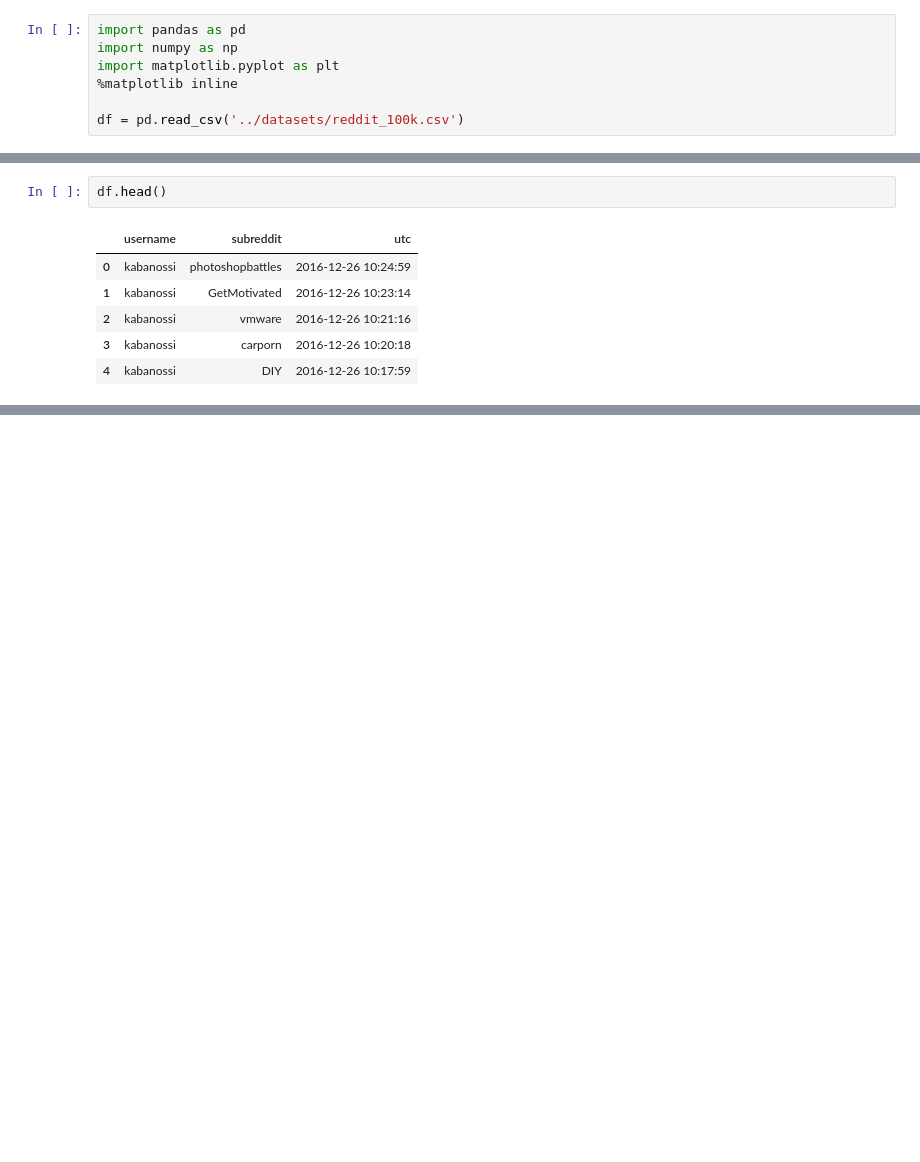
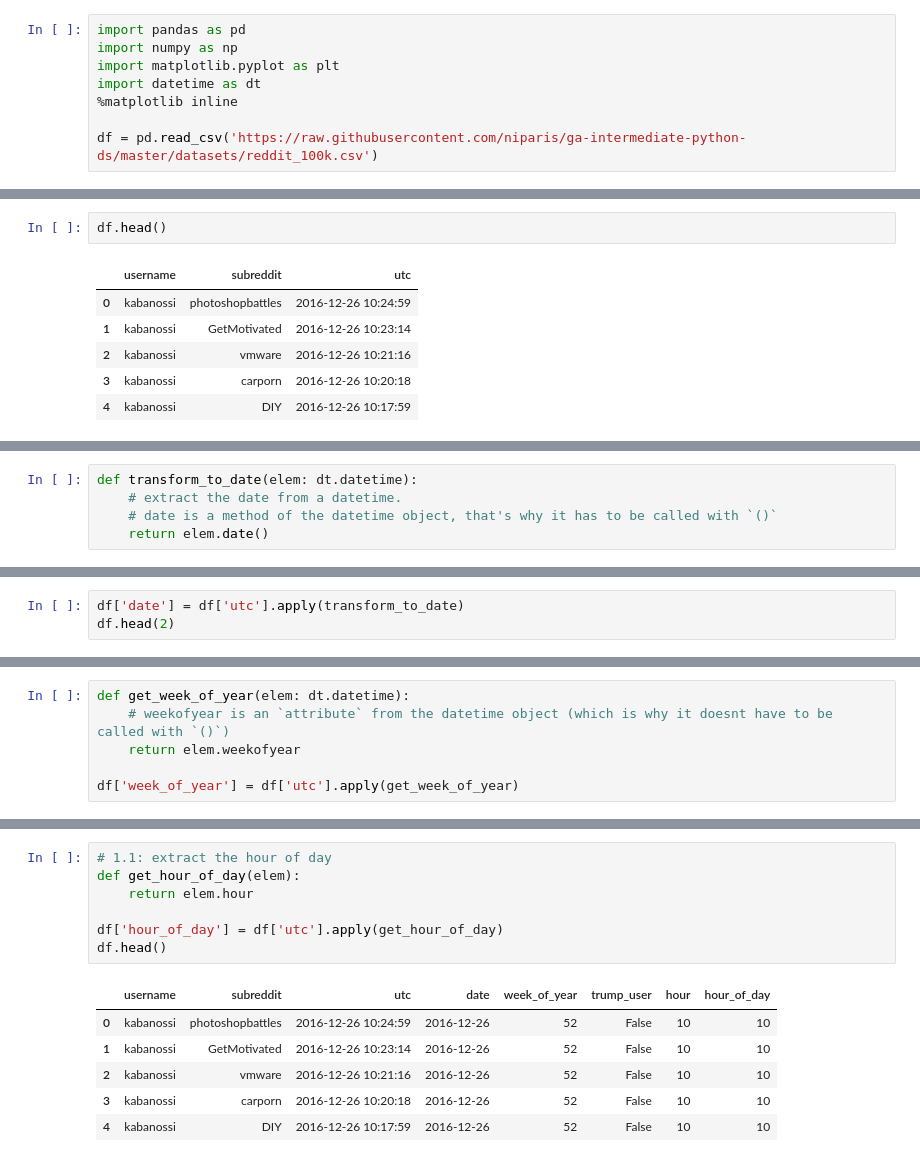
Before and after one commit to niparis/ga-intermediate-python-ds, a Jupyter notebook: 01 - pandas/intro-to-pandas.ipynb, the cells around one changed output, grey strips where cells are left out. Cells and saved outputs as stored; diff of their text form; blank space fills up the shorter version.

```diff
--- a/01 - pandas/intro-to-pandas.ipynb
+++ b/01 - pandas/intro-to-pandas.ipynb
@@ -21,6 +19,7 @@ GOOD TO KNOW
 import pandas as pd
 import numpy as np
 import matplotlib.pyplot as plt
+import datetime as dt
 %matplotlib inline
 
-df = pd.read_csv('../datasets/reddit_100k.csv')
+df = pd.read_csv('https://raw.githubusercontent.com/niparis/ga-intermediate-python-ds/master/datasets/reddit_100k.csv')
@@ -203,0 +82,5 @@ plt.show()
+# %%
+def transform_to_date(elem: dt.datetime):
+    # extract the date from a datetime.
+    # date is a method of the datetime object, that's why it has to be called with `()`
+    return elem.date()
@@ -203,0 +89,3 @@ plt.show()
+# %%
+df['date'] = df['utc'].apply(transform_to_date)
+df.head(2)
@@ -203,0 +100,6 @@ plt.show()
+# %%
+def get_week_of_year(elem: dt.datetime):
+    # weekofyear is an `attribute` from the datetime object (which is why it doesnt have to be called with `()`)
+    return elem.weekofyear
+
+df['week_of_year'] = df['utc'].apply(get_week_of_year)
@@ -203,0 +362,14 @@ plt.show()
+# %%
+# 1.1: extract the hour of day
+def get_hour_of_day(elem):
+    return elem.hour
+
+df['hour_of_day'] = df['utc'].apply(get_hour_of_day)
+df.head()
+# %% [output]
+|  | username | subreddit | utc | date | week_of_year | trump_user | hour | hour_of_day |
+| 0 | kabanossi | photoshopbattles | 2016-12-26 10:24:59 | 2016-12-26 | 52 | False | 10 | 10 |
+| 1 | kabanossi | GetMotivated | 2016-12-26 10:23:14 | 2016-12-26 | 52 | False | 10 | 10 |
+| 2 | kabanossi | vmware | 2016-12-26 10:21:16 | 2016-12-26 | 52 | False | 10 | 10 |
+| 3 | kabanossi | carporn | 2016-12-26 10:20:18 | 2016-12-26 | 52 | False | 10 | 10 |
+| 4 | kabanossi | DIY | 2016-12-26 10:17:59 | 2016-12-26 | 52 | False | 10 | 10 |
```
Also changed, not shown: parts of 59 cells of this notebook, 11 other files.
